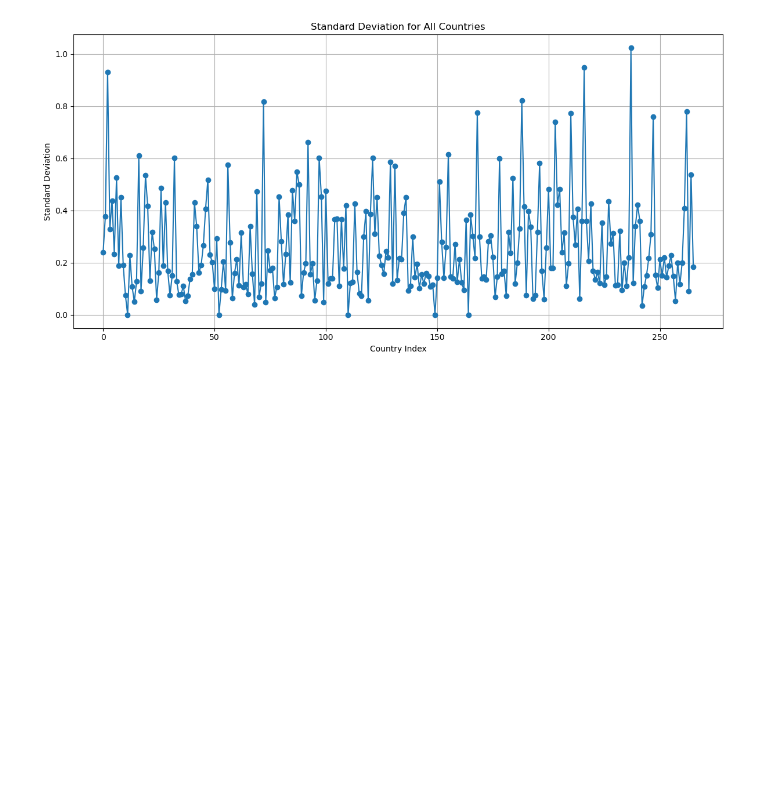
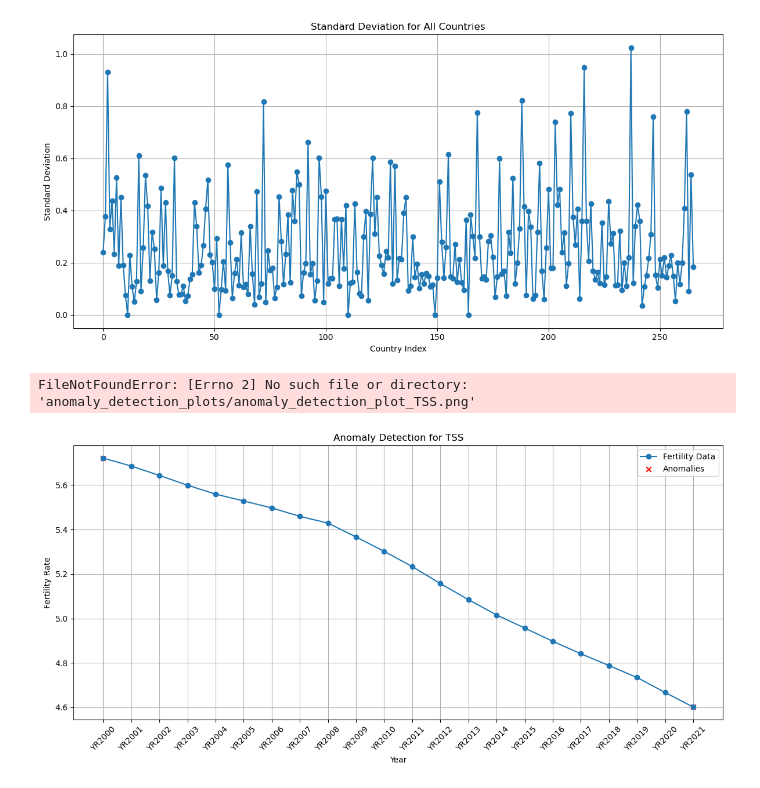
Before and after one commit to SarthakMittal777/Population-Recession, a Jupyter notebook: Fertility_Rate.ipynb, the cells around one changed output. Saved outputs shown, nothing was run; the diff lists cells and outputs as text; code cells hidden in the pictures; blank space fills up the shorter version.

```diff
--- a/Fertility_Rate.ipynb
+++ b/Fertility_Rate.ipynb
@@ -541,0 +683,49 @@ for stat in statistics:
+# %%
+import numpy as np
+import pandas as pd
+import matplotlib.pyplot as plt
+from sklearn.ensemble import IsolationForest
+import os
+
+# Load the CSV file into a Pandas DataFrame
+
+
+# Extract the years (column names)
+years = df.columns[1:]
+
+# Create a directory to store the images and anomaly detection results
+if not os.path.exists("anomaly_detection_plots"):
+    os.makedirs("anomaly_detection_plots")
+
+# Loop through each row and perform anomaly detection with Isolation Forest
+for i in range(len(df)):
+    row_data = df.iloc[i]
+    country_name = row_data[0]
+    fertility_data = row_data[1:].astype(float)
+
+    # Create an Isolation Forest model
+    isolation_forest = IsolationForest(contamination=0.05)  # Adjust the contamination parameter as needed
+
+    # Fit the model to the data and predict anomalies (-1 for anomalies, 1 for inliers)
+    anomalies = isolation_forest.fit_predict(fertility_data.values.reshape(-1, 1))
+
+    # Create a line plot with anomalies highlighted
+    plt.figure(figsize=(12, 6))
+    plt.plot(years, fertility_data, marker='o', linestyle='-', label='Fertility Data')
+    plt.scatter(years[anomalies == -1], fertility_data[anomalies == -1], c='red', marker='x', label='Anomalies')
+    plt.title(f'Anomaly Detection for {country_name}')
+    plt.xlabel('Year')
+    plt.ylabel('Fertility Rate')
+    plt.legend()
+    plt.grid(True)
+
+    # Rotate x-axis labels for better readability
+    plt.xticks(rotation=45)
+
+    # Save the plot as an image in the "anomaly_detection_plots" folder
+    plt.tight_layout()
+    plt.savefig(f'anomaly_detection_plots/anomaly_detection_plot_{country_name}.png')
+    plt.close()  # Close the current plot to free up memory
+# %% [output]
+FileNotFoundError: [Errno 2] No such file or directory: 'anomaly_detection_plots/anomaly_detection_plot_TSS.png'
+[figure, added]
```
Also changed, not shown: parts of 4 cells of this notebook, 1 other file.
